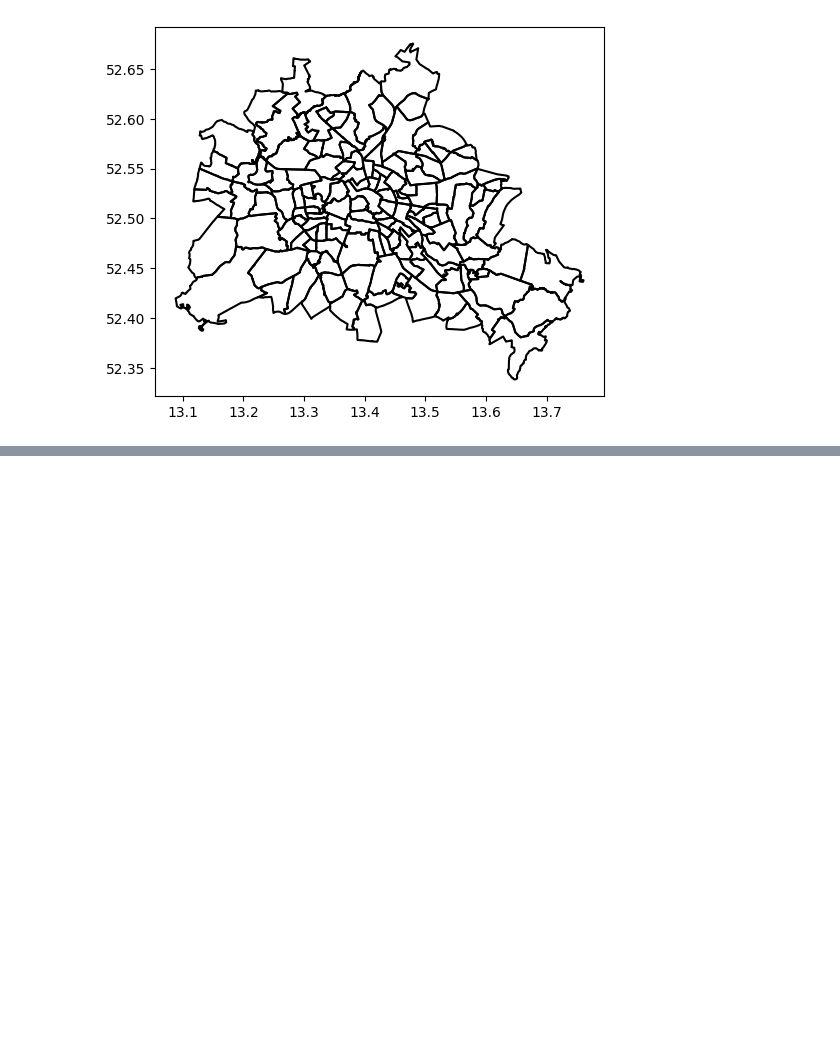
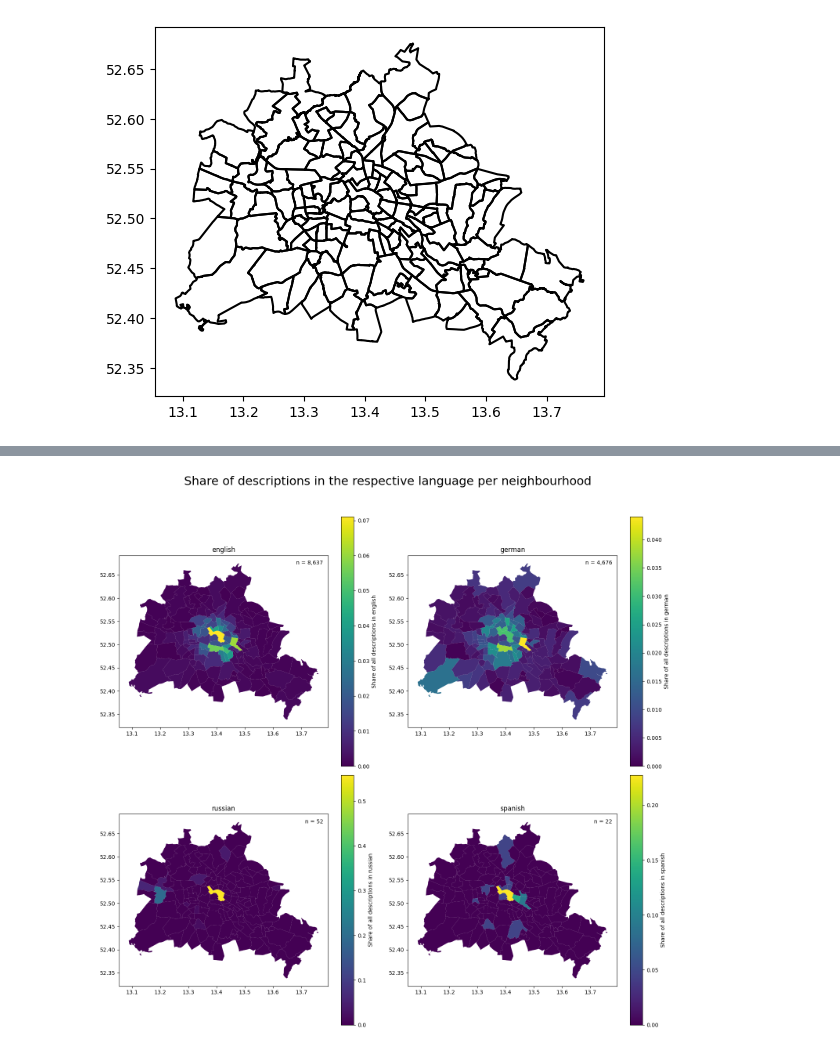
Before and after one commit to unibz-seis2022-transcripts/programming-for-data-science-project, a Jupyter notebook: Inside-Airbnb-Berlin.ipynb, the cells around one changed output, grey strips where cells are left out. Saved outputs shown, nothing was run; the diff lists cells and outputs as text; code cells hidden in the pictures; blank space fills up the shorter version.

```diff
--- a/Inside-Airbnb-Berlin.ipynb
+++ b/Inside-Airbnb-Berlin.ipynb
@@ -251,0 +341,44 @@ plot_review_counts_per_neighbourhood_for_multiple_language(languages)
+# %%
+# import matplotlib.colors as colors
+#  vmin, vmax, vcenter = 0, language_data.counts.max(), language_data.counts.max() / 2
+# divnorm = colors.TwoSlopeNorm(vmin=vmin, vmax=vmax, vcenter=vcenter)
+# cbar = plt.cm.ScalarMappable(norm=divnorm)
+# # Divide existing axes and create
+# # new axes at right side of image
+# divider = make_axes_locatable(ax)
+# cax = divider.append_axes("right", size="5%", pad=0.15)
+# fig.colorbar(cbar, cax=cax, label="Number of reviews")
+
+def get_neighbourhoods_and_description_counts_for_language(language):
+  language_listings = listings_desc_confident_language[listings_desc_confident_language["description_language"] == language]
+  language_counts = language_listings.groupby(by="neighbourhood").size().reset_index(name='counts')
+
+  return berlin_neighbourhoods.merge(language_counts, how="left").fillna(0)
+
+def plot_description_shares_per_neighbourhood_for_multiple_languages(languages: list[str]):
+  rows_count = math.ceil(len(languages) / 2)
+  fig, axs = plt.subplots(nrows=rows_count, ncols=2, figsize=(15, 15))
+
+  ravelled_axes = axs.ravel()
+
+  if len(ravelled_axes) > len(languages):
+    fig.delaxes(ravelled_axes[-1])
+
+  for (index, language), ax in zip(enumerate(languages), ravelled_axes):
+    language_data = get_neighbourhoods_and_description_counts_for_language(language)
+    total_occurencies = listing_desc_language_occurencies[language]
+    language_data["share"] = language_data["counts"] / total_occurencies
+
+    ax.plot = language_data.plot(column = "share", ax = ax, legend=True, legend_kwds={'label': "Share of all descriptions in " + language})
+    ax.set_title(language)
+
+    legend_patch = mpatches.Patch(color='white', label='n = ' + f'{total_occurencies:,}')
+    ax.legend(handles=[legend_patch], frameon = False)
+
+  fig.suptitle("Share of descriptions in the respective language per neighbourhood", fontsize=22)
+  fig.tight_layout(rect=[0, 0.03, 1, 0.95])
+  plt.show()
+# %%
+plot_description_shares_per_neighbourhood_for_multiple_languages(["english", "german", "russian", "spanish" ])
+# %% [output]
+[figure, added]
```
Also changed, not shown: parts of 14 cells of this notebook.
